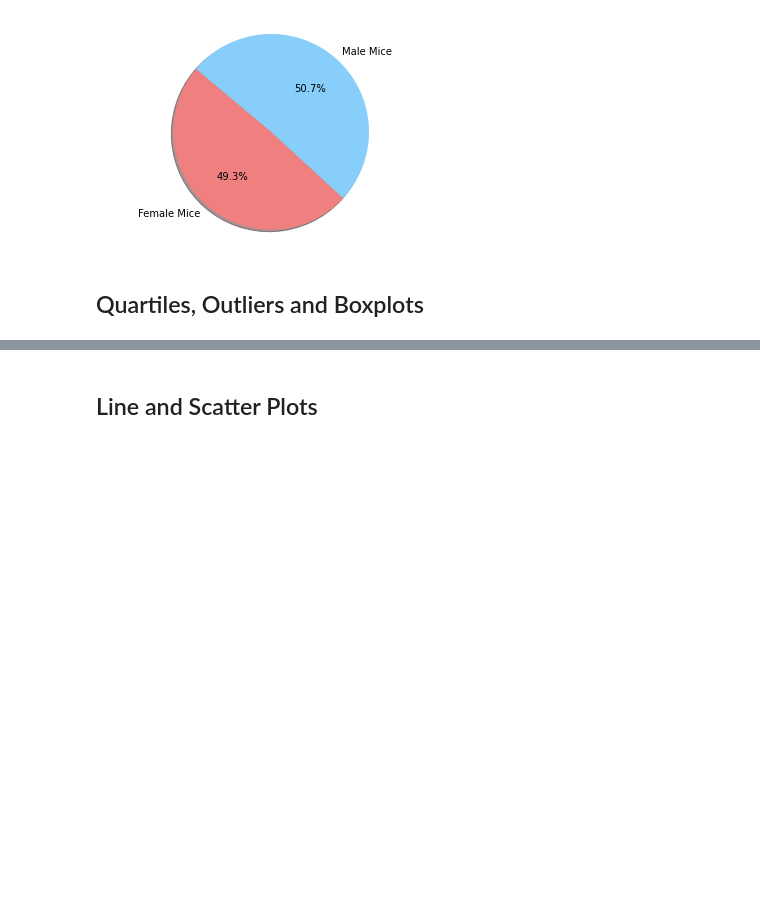
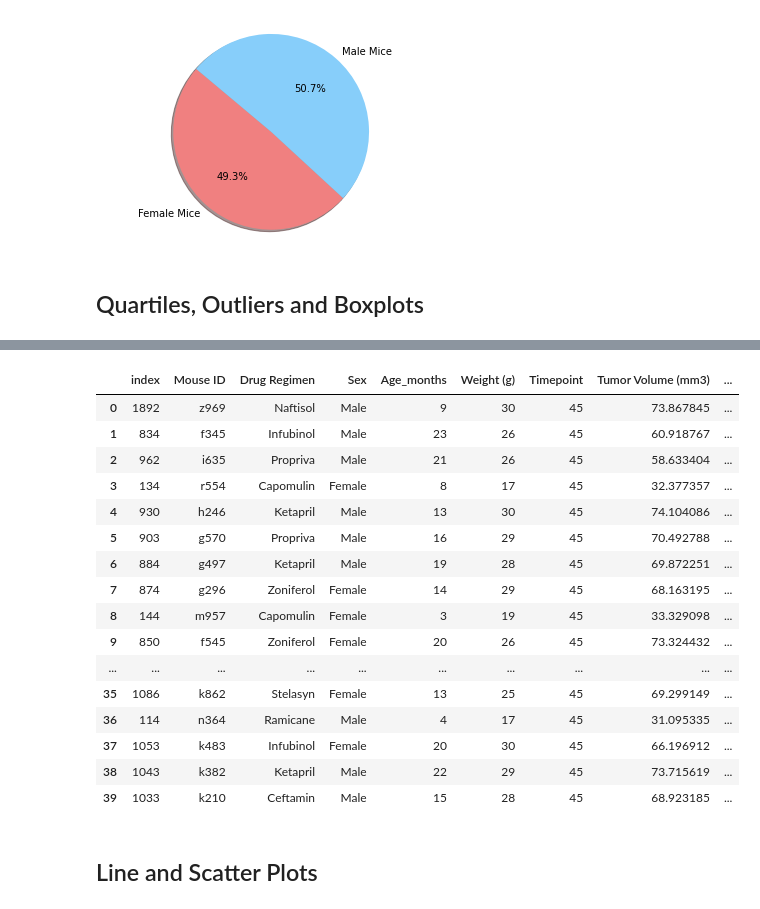
Before and after one commit to JAlvarado23A/matplotlib_mouse_analysis, a Jupyter notebook: Matplotlib_mouse_analysis.ipynb, the cells around one changed output, grey strips where cells are left out. Saved outputs shown, nothing was run; the diff lists cells and outputs as text; code cells hidden in the pictures; blank space fills up the shorter version.

```diff
--- a/Matplotlib_mouse_analysis.ipynb
+++ b/Matplotlib_mouse_analysis.ipynb
@@ -174,8 +195,30 @@ plt.show()
 # %%
 # Calculate the final tumor volume of each mouse across four of the treatment regimens:
 # Capomulin, Ramicane, Infubinol, and Ceftamin
 
 # Start by getting the last (greatest) timepoint for each mouse
+last_time_stamp_df = mouse_data_clean_df.sort_values( by = ['Timepoint'], ascending = False).reset_index()
+
+last_time_stamp_df.head(40)
 
 
 # Merge this group df with the original dataframe to get the tumor volume at the last timepoint
+# summary_drug_reg = mouse_data_clean_df.groupby(["Drug Regimen"]).agg(['mean', 'median', 'std', 'sem']).reset_index()
+# %% [output]
+|  | index | Mouse ID | Drug Regimen | Sex | Age_months | Weight (g) | Timepoint | Tumor Volume (mm3) | ... |
+| 0 | 1892 | z969 | Naftisol | Male | 9 | 30 | 45 | 73.867845 | ... |
+| 1 | 834 | f345 | Infubinol | Male | 23 | 26 | 45 | 60.918767 | ... |
+| 2 | 962 | i635 | Propriva | Male | 21 | 26 | 45 | 58.633404 | ... |
+| 3 | 134 | r554 | Capomulin | Female | 8 | 17 | 45 | 32.377357 | ... |
+| 4 | 930 | h246 | Ketapril | Male | 13 | 30 | 45 | 74.104086 | ... |
+| 5 | 903 | g570 | Propriva | Male | 16 | 29 | 45 | 70.492788 | ... |
+| 6 | 884 | g497 | Ketapril | Male | 19 | 28 | 45 | 69.872251 | ... |
+| 7 | 874 | g296 | Zoniferol | Female | 14 | 29 | 45 | 68.163195 | ... |
+| 8 | 144 | m957 | Capomulin | Female | 3 | 19 | 45 | 33.329098 | ... |
+| 9 | 850 | f545 | Zoniferol | Female | 20 | 26 | 45 | 73.324432 | ... |
+| ... | ... | ... | ... | ... | ... | ... | ... | ... | ... |
+| 35 | 1086 | k862 | Stelasyn | Female | 13 | 25 | 45 | 69.299149 | ... |
+| 36 | 114 | n364 | Ramicane | Male | 4 | 17 | 45 | 31.095335 | ... |
+| 37 | 1053 | k483 | Infubinol | Female | 20 | 30 | 45 | 66.196912 | ... |
+| 38 | 1043 | k382 | Ketapril | Male | 22 | 29 | 45 | 73.715619 | ... |
+| 39 | 1033 | k210 | Ceftamin | Male | 15 | 28 | 45 | 68.923185 | ... |
```
Also changed, not shown: parts of 11 cells of this notebook.
